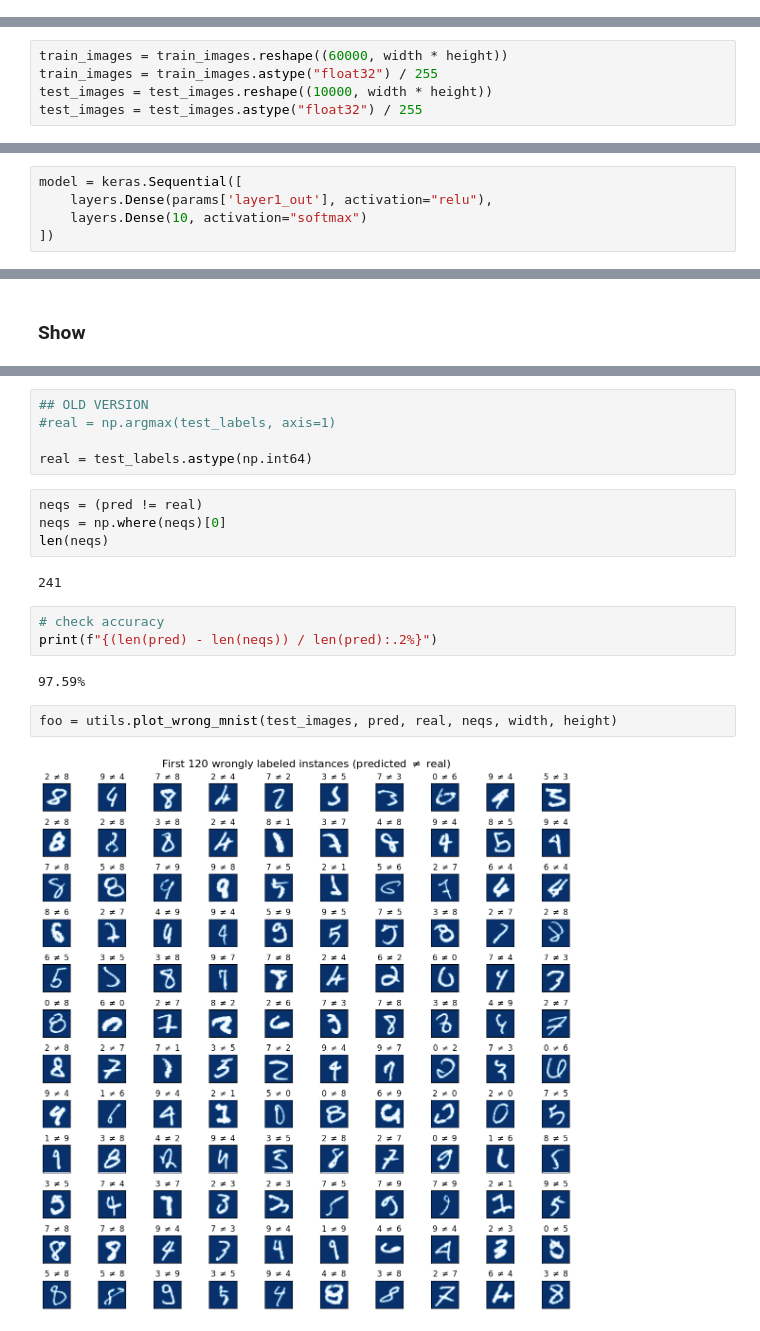
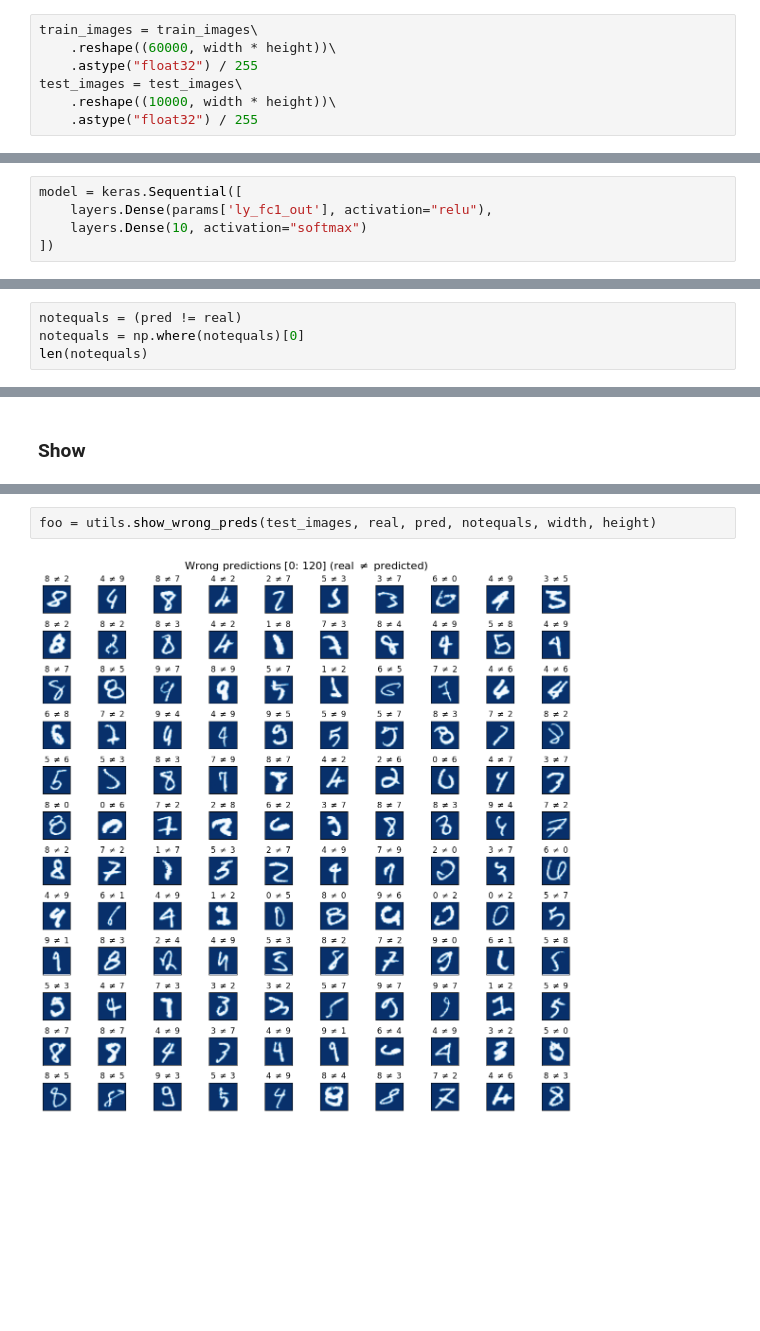
Before and after one commit to camiloakv/deep_dish, a Jupyter notebook: mnist_tensorflow.ipynb, the cells around one changed output, grey strips where cells are left out. Saved outputs shown, nothing was run; the diff lists cells and outputs as text; blank space fills up the shorter version.

```diff
--- a/mnist_tensorflow.ipynb
+++ b/mnist_tensorflow.ipynb
@@ -50,0 +56,7 @@ set([type(train_images), type(train_labels), type(test_images), type(test_labels
+# %%
+train_images = train_images\
+    .reshape((60000, width * height))\
+    .astype("float32") / 255
+test_images = test_images\
+    .reshape((10000, width * height))\
+    .astype("float32") / 255
@@ -51,10 +75,5 @@ set([type(train_images), type(train_labels), type(test_images), type(test_labels
 # %% [markdown]
 ### Prepare
-# %%
-train_images = train_images.reshape((60000, width * height))
-train_images = train_images.astype("float32") / 255
-test_images = test_images.reshape((10000, width * height))
-test_images = test_images.astype("float32") / 255
 # %%
 sorted(set(test_labels))
 # %% [output]
@@ -91,7 +106,7 @@ train_images.shape, train_labels.shape, test_images.shape, test_labels.shape
 #model.add(layers.Dense(10, activation='softmax'))
 # %%
 model = keras.Sequential([
-    layers.Dense(params['layer1_out'], activation="relu"),
+    layers.Dense(params['ly_fc1_out'], activation="relu"),
     layers.Dense(10, activation="softmax")
 ])
 # %% [markdown]
@@ -151,0 +176,4 @@ test_acc: 97.59%
+# %%
+notequals = (pred != real)
+notequals = np.where(notequals)[0]
+len(notequals)
@@ -173,20 +206,4 @@ pred = np.argmax(model.predict(test_images), axis=1)
-# %%
-## OLD VERSION
-#real = np.argmax(test_labels, axis=1)
-
-real = test_labels.astype(np.int64)
-# %%
-neqs = (pred != real)
-neqs = np.where(neqs)[0]
-len(neqs)
-# %% [output]
-241
-# %%
-# check accuracy
-print(f"{(len(pred) - len(neqs)) / len(pred):.2%}")
-# %% [output]
-97.59%
 # %%
-foo = utils.plot_wrong_mnist(test_images, pred, real, neqs, width, height)
+foo = utils.show_wrong_preds(test_images, real, pred, notequals, width, height)
 # %% [output]
-[figure, old version]
+[figure, new version]
```
Also changed, not shown: parts of 31 cells of this notebook, 2 other files.
